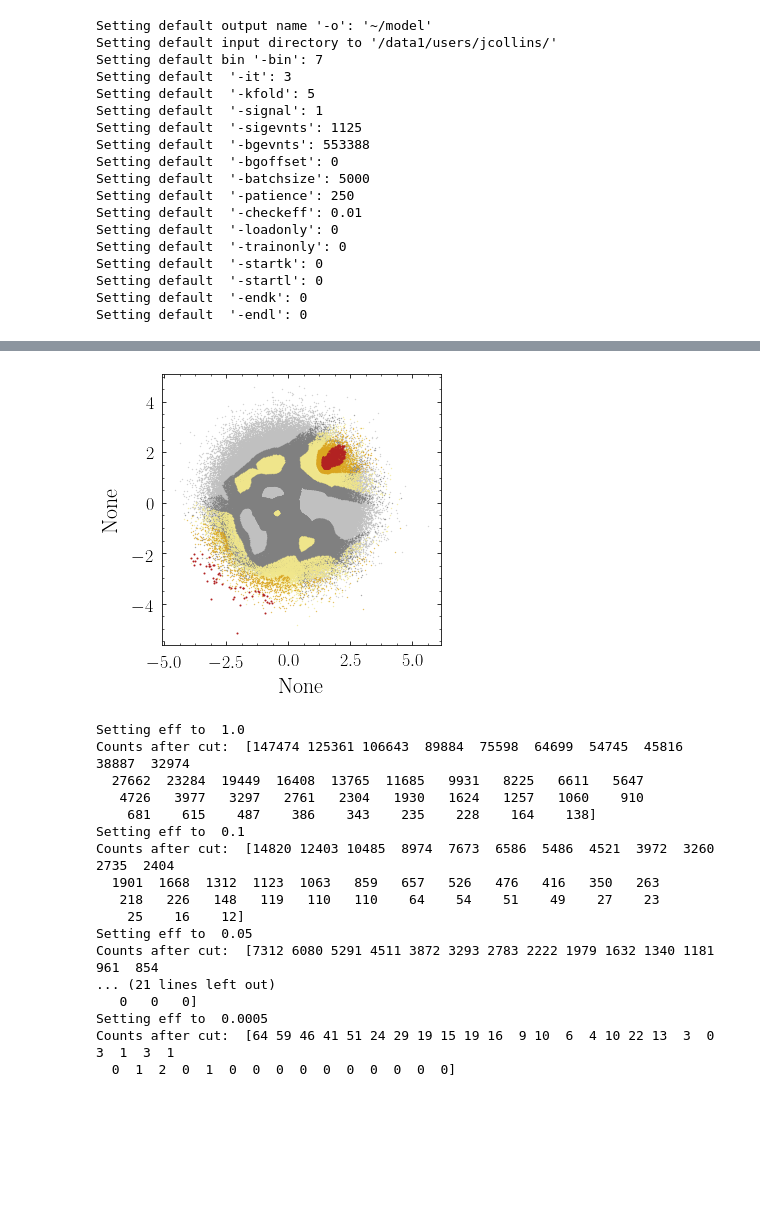
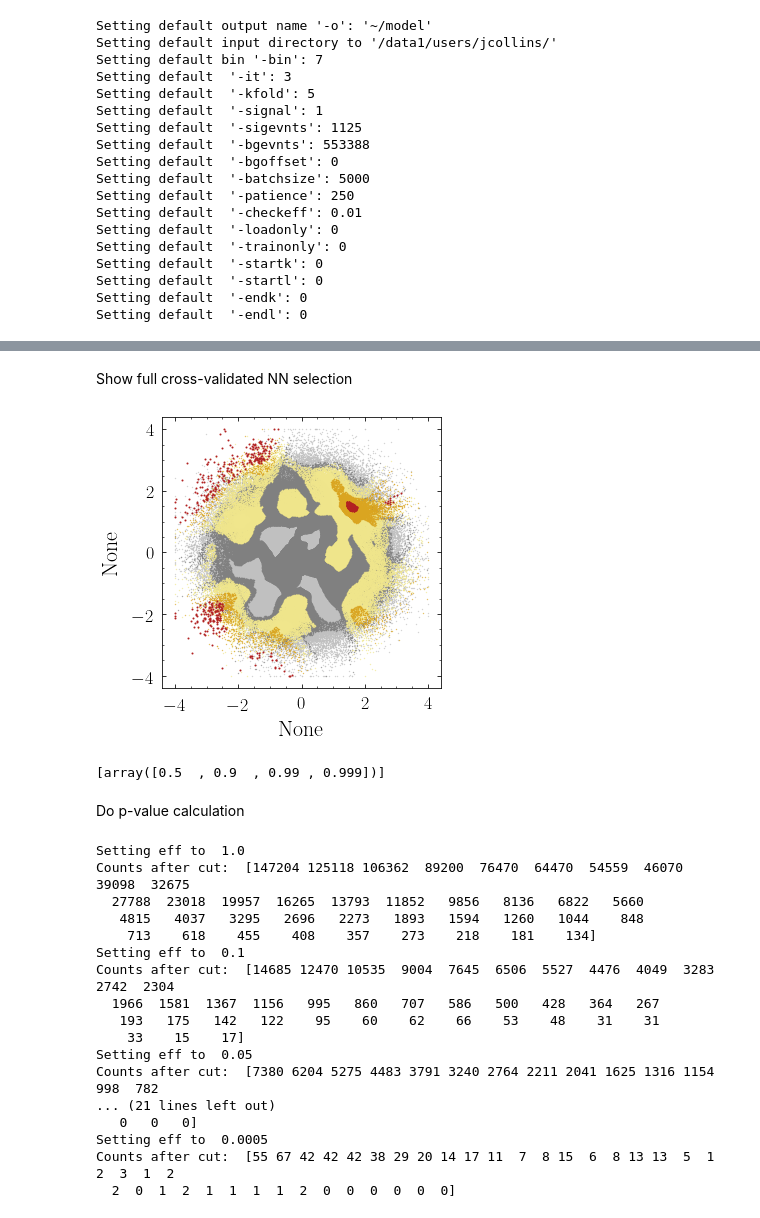
Before and after one commit to jackhcollins/CWoLa-Hunting, a Jupyter notebook: code/2D-toy.ipynb, the cells around one changed output, grey strips where cells are left out. Drawn from its saved outputs; the diff is of its cells as text; code cells hidden in the pictures; blank space fills up the shorter version.

```diff
--- a/code/2D-toy.ipynb
+++ b/code/2D-toy.ipynb
@@ -567,3 +608,19 @@ Now training model  1  of  1
+# %% [markdown]
+Show full cross-validated NN selection
+# %%
+model_utils.load_all_ensemble_models()
+
+kset_data, kset_prediction = model_utils.avg_model_predict_kset()
+plt.close('all')
+
+AddPredictionsToScatter_nestedcrossval(kset_data,kset_prediction,axes_list = axes_list,
+                                        rates = np.array([0.5,0.9,0.99,0.999]),
+                                        colors=['silver','grey','khaki','goldenrod','firebrick'])
+# %% [output]
+[figure, added]
+[array([0.5  , 0.9  , 0.99 , 0.999])]
+# %% [markdown]
+Do p-value calculation
 # %%
 bin_widths_GeV = bin_widths*1000
 bin_boundaries_GeV = bin_boundaries*1000
@@ -573,13 +630,6 @@ import cwola_utils_copy
 from cwola_utils_copy import get_p_value
 
 key=18
-kset_data, kset_prediction = model_utils.avg_model_predict_kset()
-plt.close('all')
-
-AddPredictionsToScatter_nestedcrossval(kset_data,kset_prediction,axes_list = axes_list,
-                                        rates = np.array([0.5,0.95,0.99,0.998]),
-                                        colors=['silver','grey','khaki','goldenrod','firebrick'])
-
 
 
 chosen_effs = [1.0,0.1,0.05,0.02,0.01,0.005,0.002,0.001,0.0005]
@@ -609,24 +659,23 @@ for eff in chosen_effs:
 
 file.close()
 # %% [output]
-[figure, removed]
 Setting eff to  1.0
-Counts after cut:  [147474 125361 106643  89884  75598  64699  54745  45816  38887  32974
-  27662  23284  19449  16408  13765  11685   9931   8225   6611   5647
-   4726   3977   3297   2761   2304   1930   1624   1257   1060    910
-    681    615    487    386    343    235    228    164    138]
+Counts after cut:  [147204 125118 106362  89200  76470  64470  54559  46070  39098  32675
+  27788  23018  19957  16265  13793  11852   9856   8136   6822   5660
+   4815   4037   3295   2696   2273   1893   1594   1260   1044    848
+    713    618    455    408    357    273    218    181    134]
 Setting eff to  0.1
-Counts after cut:  [14820 12403 10485  8974  7673  6586  5486  4521  3972  3260  2735  2404
-  1901  1668  1312  1123  1063   859   657   526   476   416   350   263
-   218   226   148   119   110   110    64    54    51    49    27    23
-    25    16    12]
+Counts after cut:  [14685 12470 10535  9004  7645  6506  5527  4476  4049  3283  2742  2304
+  1966  1581  1367  1156   995   860   707   586   500   428   364   267
+   193   175   142   122    95    60    62    66    53    48    31    31
+    33    15    17]
 Setting eff to  0.05
-Counts after cut:  [7312 6080 5291 4511 3872 3293 2783 2222 1979 1632 1340 1181  961  854
+Counts after cut:  [7380 6204 5275 4483 3791 3240 2764 2211 2041 1625 1316 1154  998  782
 ... (21 lines left out)
    0   0   0]
 Setting eff to  0.0005
-Counts after cut:  [64 59 46 41 51 24 29 19 15 19 16  9 10  6  4 10 22 13  3  0  3  1  3  1
-  0  1  2  0  1  0  0  0  0  0  0  0  0  0  0]
+Counts after cut:  [55 67 42 42 42 38 29 20 14 17 11  7  8 15  6  8 13 13  5  1  2  3  1  2
+  2  0  1  2  1  1  1  1  2  0  0  0  0  0  0]
 # %%
 reload(cwola_utils_copy)
 from cwola_utils_copy import get_p_value
```
Also changed, not shown: parts of 27 cells of this notebook, 1 other file.
